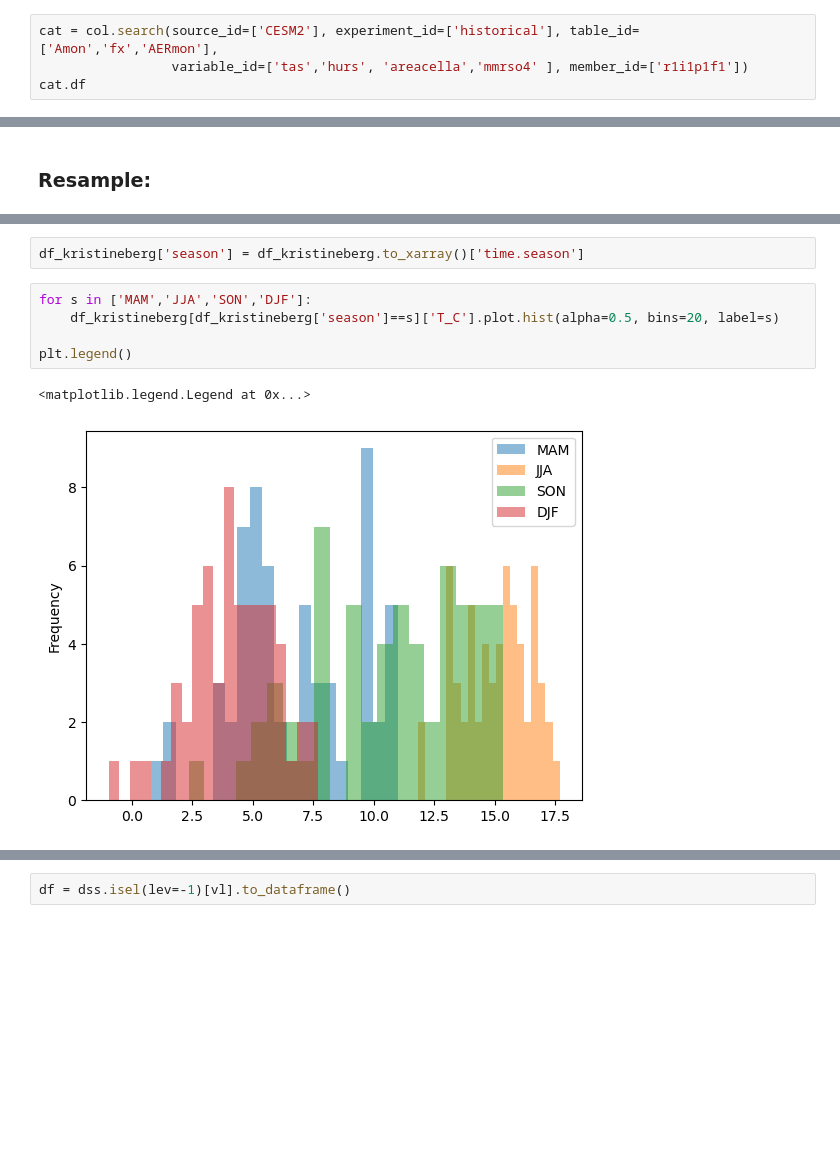
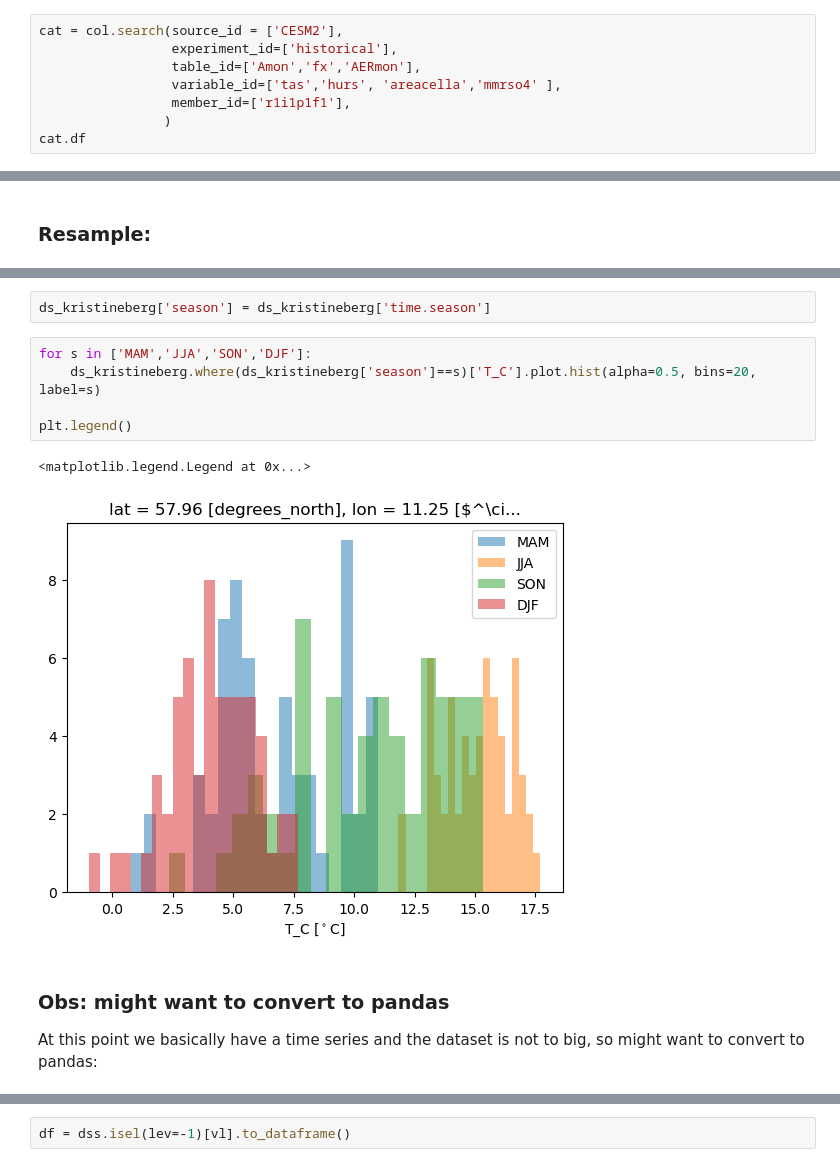
Before and after one commit to MetOs-UiO/eScience2024, a Jupyter notebook: docs/learning/notebooks/some-xarray-pandas-presentation_Sara.ipynb, the cells around one changed output, grey strips where cells are left out. Drawn from its saved outputs; the diff is of its cells as text; blank space fills up the shorter version.

```diff
--- a/docs/learning/notebooks/some-xarray-pandas-presentation_Sara.ipynb
+++ b/docs/learning/notebooks/some-xarray-pandas-presentation_Sara.ipynb
@@ -78,8 +77,12 @@ Please check [here](https://pangeo-data.github.io/escience-2022/pangeo101/data_d
 
 Particularly useful is maybe the variable search which you find here: https://clipc-services.ceda.ac.uk/dreq/mipVars.html
 # %%
-cat = col.search(source_id=['CESM2'], experiment_id=['historical'], table_id=['Amon','fx','AERmon'],
-                 variable_id=['tas','hurs', 'areacella','mmrso4' ], member_id=['r1i1p1f1'])
+cat = col.search(source_id = ['CESM2'],
+                 experiment_id=['historical'],
+                 table_id=['Amon','fx','AERmon'],
+                 variable_id=['tas','hurs', 'areacella','mmrso4' ],
+                 member_id=['r1i1p1f1'],
+                )
 cat.df
 # %% [output]
 |  | variable_id | table_id | source_id | experiment_id | member_id | grid_label | time_range | activity_id | ... |
@@ -850,10 +828,13 @@ df_yearly['T_C'].plot()
 # %%
-df_kristineberg['season'] = df_kristineberg.to_xarray()['time.season']
+ds_kristineberg['season'] = ds_kristineberg['time.season']
 # %%
 for s in ['MAM','JJA','SON','DJF']:
-    df_kristineberg[df_kristineberg['season']==s]['T_C'].plot.hist(alpha=0.5, bins=20, label=s)
+    ds_kristineberg.where(ds_kristineberg['season']==s)['T_C'].plot.hist(alpha=0.5, bins=20, label=s)
 
 plt.legend()
 # %% [output]
 <matplotlib.legend.Legend at 0x...>
-[figure, old version]
+[figure, new version]
+# %% [markdown]
+### Obs: might want to convert to pandas
+At this point we basically have a time series and the dataset is not to big, so might want to convert to pandas:
```
Also changed, not shown: parts of 60 cells of this notebook.
